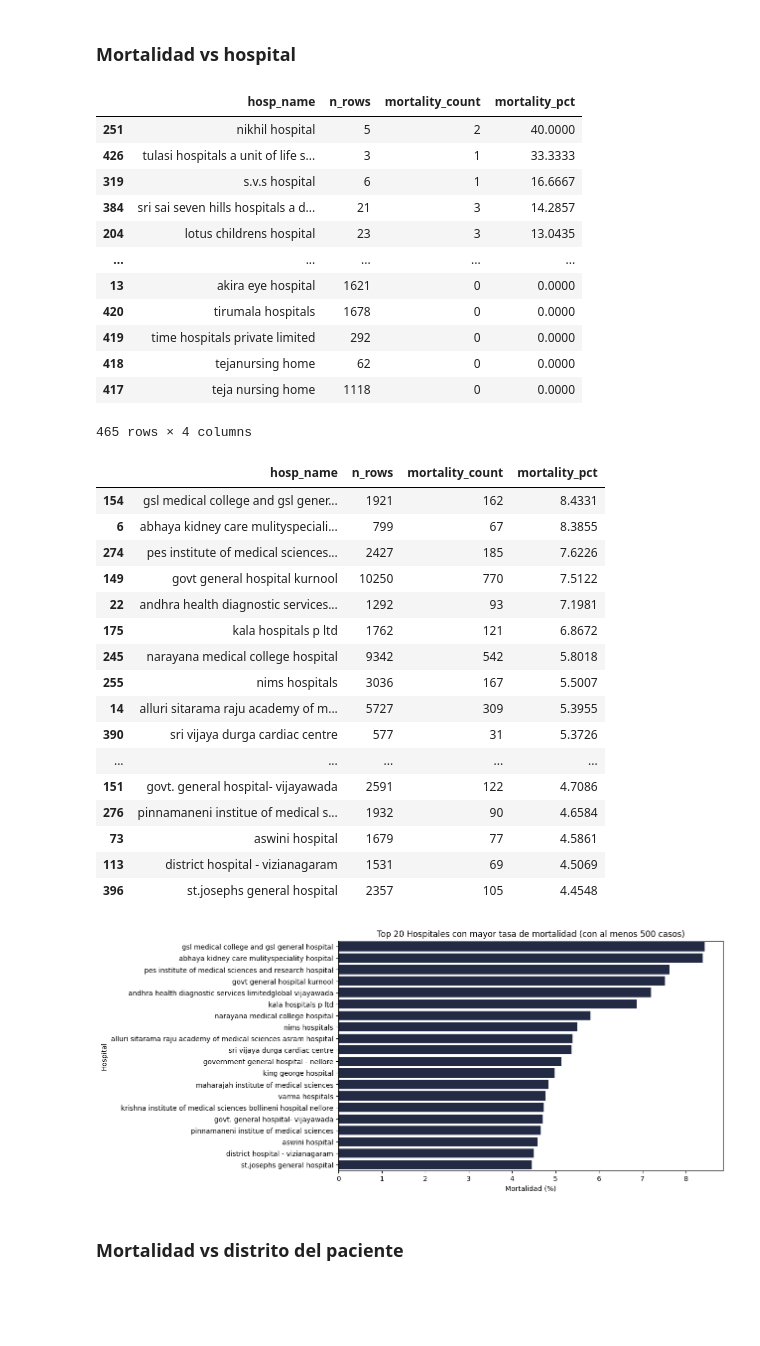
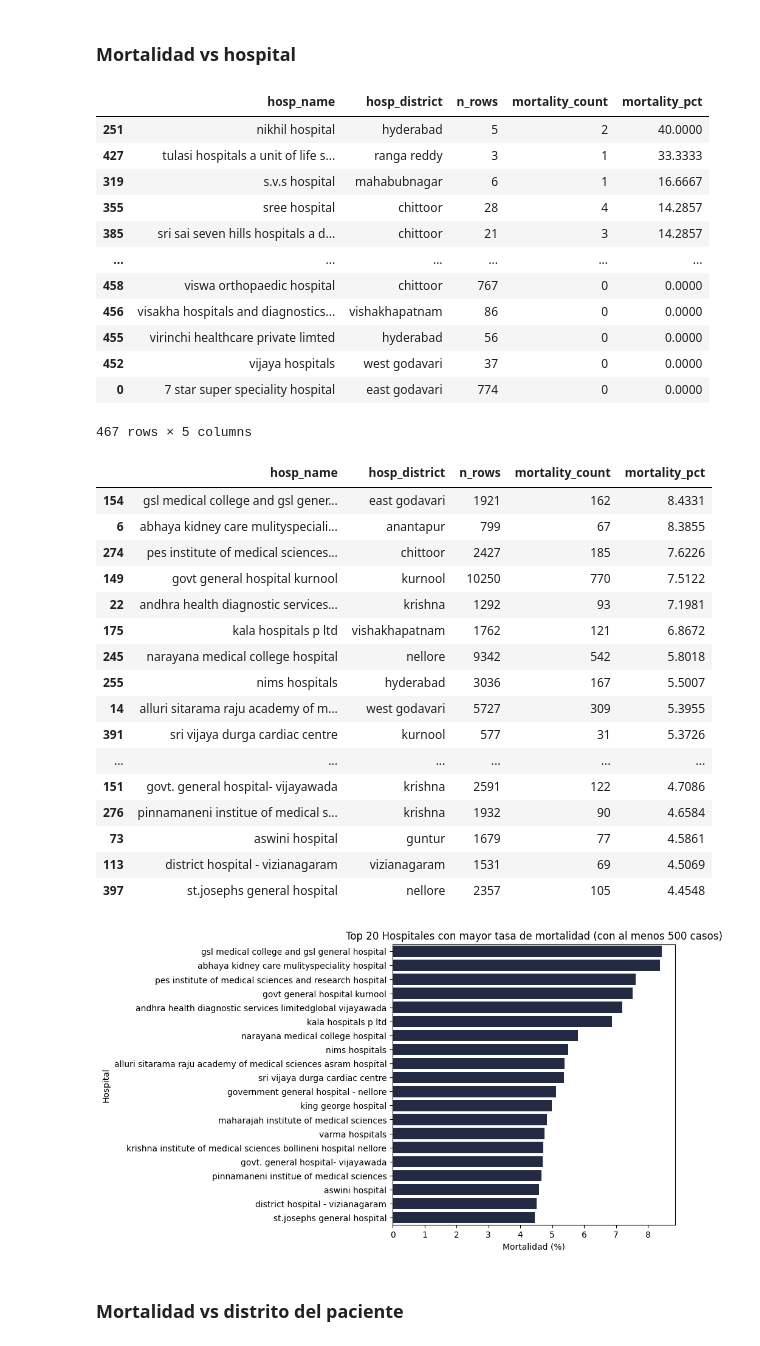
Before and after one commit to thomas-sagredo/NTR-Arogyaseva-analysis, a Jupyter notebook: notebooks/03_exploración.ipynb, the cells around one changed output. Cells and saved outputs as stored; diff of their text form; code cells hidden in the pictures; blank space fills up the shorter version.

```diff
--- a/notebooks/03_exploración.ipynb
+++ b/notebooks/03_exploración.ipynb
@@ -109,13 +111,13 @@ Name: count, dtype: int64
 # %%
 df["mortality"] = df["mortality y / n"].map({"yes": 1, "no": 0})
 # %%
-def mortality_groups(df:pd.DataFrame, groupby:str | list[str], sortby:str | None = "mortality_pct") -> pd.DataFrame:
-    results = df.groupby(groupby, observed=True)["mortality"].agg(["count", "sum", "mean"]).reset_index()
+def mortality_groups(df:pd.DataFrame, groupby:str | list[str], sortby:str | None = "mortality_pct", obs:bool = True, show:bool = True) -> pd.DataFrame:
+    results = df.groupby(groupby, observed=obs)["mortality"].agg(["count", "sum", "mean"]).reset_index()
     results.rename(columns={"count": "n_rows", "sum": "mortality_count", "mean": "mortality_pct"}, inplace=True)
     results["mortality_pct"] *= 100
     if sortby:
         results.sort_values(sortby, ascending=False, inplace=True)
-    display(results)
+    if show: display(results)
     return results
 # %% [markdown]
 ### Mortalidad vs is_child
@@ -481,58 +500,58 @@ plt.show()
 # %% [markdown]
 ### Mortalidad vs hospital
 # %%
-mortality_by_hosp = mortality_groups(df, "hosp_name")
+mortality_by_hosp = mortality_groups(df, ["hosp_name", "hosp_district"])
 # %% [output]
-|  | hosp_name | n_rows | mortality_count | mortality_pct |
-| 251 | nikhil hospital | 5 | 2 | 40.0000 |
-| 426 | tulasi hospitals a unit of life s... | 3 | 1 | 33.3333 |
-| 319 | s.v.s hospital | 6 | 1 | 16.6667 |
-| 384 | sri sai seven hills hospitals a d... | 21 | 3 | 14.2857 |
-| 204 | lotus childrens hospital | 23 | 3 | 13.0435 |
-| ... | ... | ... | ... | ... |
-| 13 | akira eye hospital | 1621 | 0 | 0.0000 |
-| 420 | tirumala hospitals | 1678 | 0 | 0.0000 |
-| 419 | time hospitals private limited | 292 | 0 | 0.0000 |
-| 418 | tejanursing home | 62 | 0 | 0.0000 |
-| 417 | teja nursing home | 1118 | 0 | 0.0000 |
+|  | hosp_name | hosp_district | n_rows | mortality_count | mortality_pct |
+| 251 | nikhil hospital | hyderabad | 5 | 2 | 40.0000 |
+| 427 | tulasi hospitals a unit of life s... | ranga reddy | 3 | 1 | 33.3333 |
+| 319 | s.v.s hospital | mahabubnagar | 6 | 1 | 16.6667 |
+| 355 | sree hospital | chittoor | 28 | 4 | 14.2857 |
+| 385 | sri sai seven hills hospitals a d... | chittoor | 21 | 3 | 14.2857 |
+| ... | ... | ... | ... | ... | ... |
+| 458 | viswa orthopaedic hospital | chittoor | 767 | 0 | 0.0000 |
+| 456 | visakha hospitals and diagnostics... | vishakhapatnam | 86 | 0 | 0.0000 |
+| 455 | virinchi healthcare private limted | hyderabad | 56 | 0 | 0.0000 |
+| 452 | vijaya hospitals | west godavari | 37 | 0 | 0.0000 |
+| 0 | 7 star super speciality hospital | east godavari | 774 | 0 | 0.0000 |
-465 rows × 4 columns
+467 rows × 5 columns
 # %%
 top_mortal_hospitals = mortality_by_hosp[mortality_by_hosp["n_rows"]>500].head(20)
 top_mortal_hospitals
 # %% [output]
-|  | hosp_name | n_rows | mortality_count | mortality_pct |
-| 154 | gsl medical college and gsl gener... | 1921 | 162 | 8.4331 |
-| 6 | abhaya kidney care mulityspeciali... | 799 | 67 | 8.3855 |
-| 274 | pes institute of medical sciences... | 2427 | 185 | 7.6226 |
-| 149 | govt general hospital kurnool | 10250 | 770 | 7.5122 |
-| 22 | andhra health diagnostic services... | 1292 | 93 | 7.1981 |
-| 175 | kala hospitals p ltd | 1762 | 121 | 6.8672 |
-| 245 | narayana medical college hospital | 9342 | 542 | 5.8018 |
-| 255 | nims hospitals | 3036 | 167 | 5.5007 |
-| 14 | alluri sitarama raju academy of m... | 5727 | 309 | 5.3955 |
-| 390 | sri vijaya durga cardiac centre | 577 | 31 | 5.3726 |
-| ... | ... | ... | ... | ... |
-| 151 | govt. general hospital- vijayawada | 2591 | 122 | 4.7086 |
-| 276 | pinnamaneni institue of medical s... | 1932 | 90 | 4.6584 |
-| 73 | aswini hospital | 1679 | 77 | 4.5861 |
-| 113 | district hospital - vizianagaram | 1531 | 69 | 4.5069 |
-| 396 | st.josephs general hospital | 2357 | 105 | 4.4548 |
+|  | hosp_name | hosp_district | n_rows | mortality_count | mortality_pct |
+| 154 | gsl medical college and gsl gener... | east godavari | 1921 | 162 | 8.4331 |
+| 6 | abhaya kidney care mulityspeciali... | anantapur | 799 | 67 | 8.3855 |
+| 274 | pes institute of medical sciences... | chittoor | 2427 | 185 | 7.6226 |
+| 149 | govt general hospital kurnool | kurnool | 10250 | 770 | 7.5122 |
+| 22 | andhra health diagnostic services... | krishna | 1292 | 93 | 7.1981 |
+| 175 | kala hospitals p ltd | vishakhapatnam | 1762 | 121 | 6.8672 |
+| 245 | narayana medical college hospital | nellore | 9342 | 542 | 5.8018 |
+| 255 | nims hospitals | hyderabad | 3036 | 167 | 5.5007 |
+| 14 | alluri sitarama raju academy of m... | west godavari | 5727 | 309 | 5.3955 |
+| 391 | sri vijaya durga cardiac centre | kurnool | 577 | 31 | 5.3726 |
+| ... | ... | ... | ... | ... | ... |
+| 151 | govt. general hospital- vijayawada | krishna | 2591 | 122 | 4.7086 |
+| 276 | pinnamaneni institue of medical s... | krishna | 1932 | 90 | 4.6584 |
+| 73 | aswini hospital | guntur | 1679 | 77 | 4.5861 |
+| 113 | district hospital - vizianagaram | vizianagaram | 1531 | 69 | 4.5069 |
+| 397 | st.josephs general hospital | nellore | 2357 | 105 | 4.4548 |
 # %%
-plt.figure(figsize=(10, 6))
+plt.figure(figsize=(6, 6))
 sns.barplot(
     data=top_mortal_hospitals,
     x="mortality_pct",
     y="hosp_name",
     orient="h",
     color="#1E2749"
 )
 plt.title("Top 20 Hospitales con mayor tasa de mortalidad (con al menos 500 casos)")
 plt.ylabel("Hospital")
 plt.xlabel("Mortalidad (%)")
-plt.savefig("figures/09_top_hospitales_por_tasa_mortalidad.png", bbox_inches="tight")
+plt.savefig("figures/11_mortalidad_por_hospital.png", bbox_inches="tight")
 plt.show()
 # %% [output]
-[figure, old version]
+[figure, new version]
 # %% [markdown]
 ### Mortalidad vs distrito del paciente
 # %%
```
Also changed, not shown: parts of 48 cells of this notebook.
